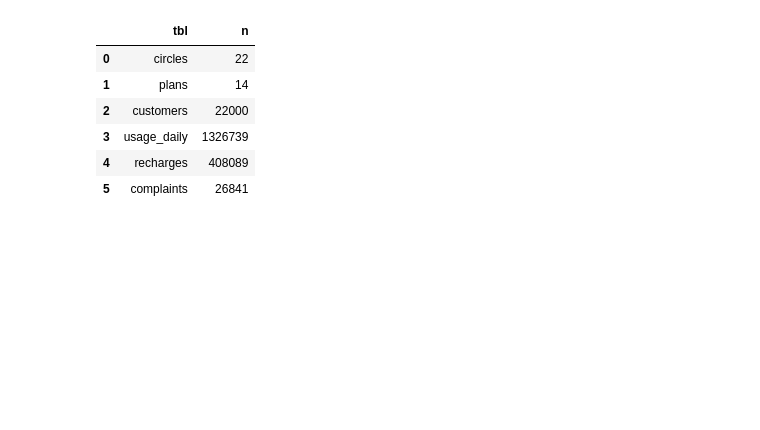
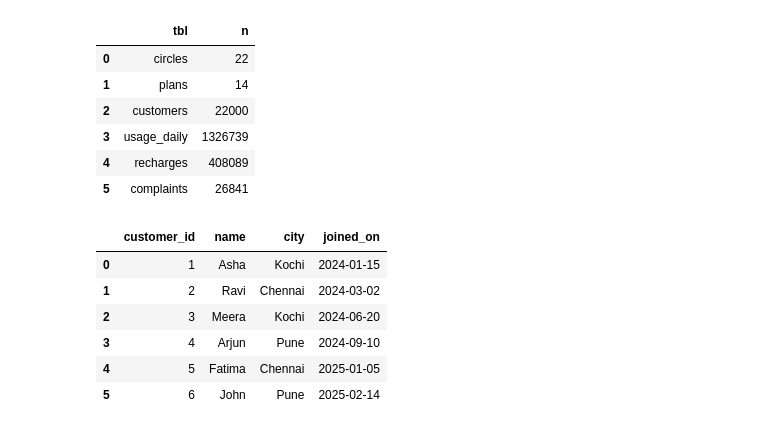
Before and after one commit to kingfaraz777/Airtel-Telecom-Analysis, a Jupyter notebook: notebooks/verify_handover.ipynb, the cells around one changed output. Cells and saved outputs as stored; diff of their text form; code cells hidden in the pictures; blank space fills up the shorter version.

```diff
--- a/notebooks/verify_handover.ipynb
+++ b/notebooks/verify_handover.ipynb
@@ -45,0 +53,10 @@ UNION ALL SELECT 'complaints',  COUNT(*) FROM complaints; -- 26,841""")
+# %%
+pq("""select * from shop_customers;""")
+# %% [output]
+|  | customer_id | name | city | joined_on |
+| 0 | 1 | Asha | Kochi | 2024-01-15 |
+| 1 | 2 | Ravi | Chennai | 2024-03-02 |
+| 2 | 3 | Meera | Kochi | 2024-06-20 |
+| 3 | 4 | Arjun | Pune | 2024-09-10 |
+| 4 | 5 | Fatima | Chennai | 2025-01-05 |
+| 5 | 6 | John | Pune | 2025-02-14 |
```
Also changed, not shown: parts of 17 cells of this notebook, 4 other files.
